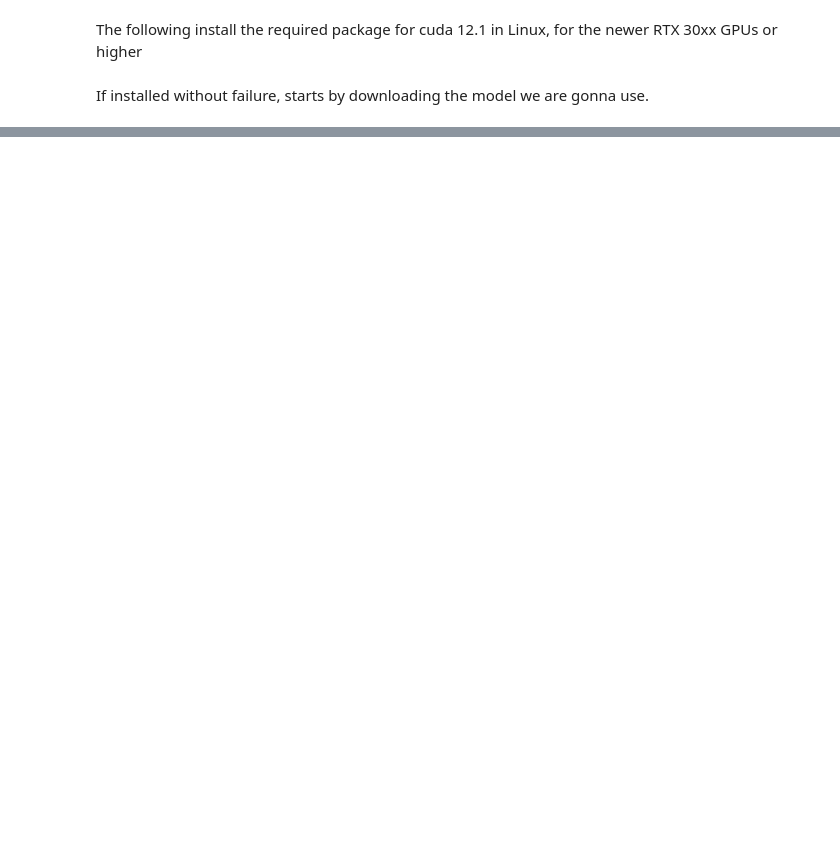
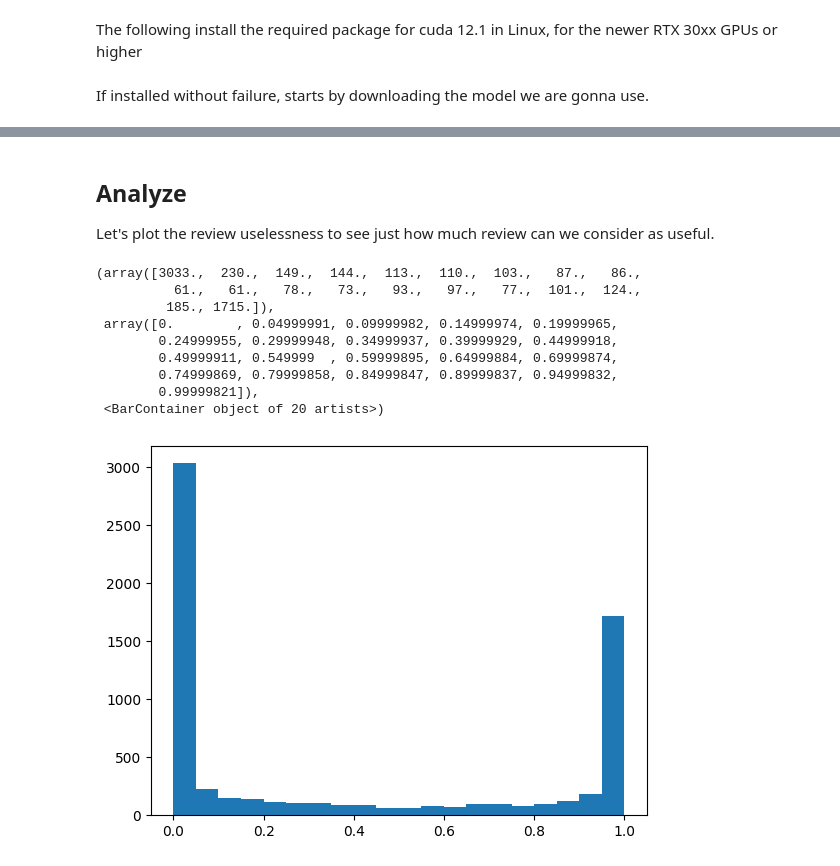
Before and after one commit to Decycle/RestaurantReviews, a Jupyter notebook: models/decoder_inference.ipynb, the cells around one changed output, grey strips where cells are left out. Saved outputs shown, nothing was run; the diff lists cells and outputs as text; code cells hidden in the pictures; blank space fills up the shorter version.

```diff
--- a/models/decoder_inference.ipynb
+++ b/models/decoder_inference.ipynb
@@ -43,0 +58,2 @@ with torch.no_grad():
+# %%
+DATASET_SIZE = 960
@@ -43,0 +134,5 @@ with torch.no_grad():
+# %%
+MAX_LENGTH = 424
+BATCH_SIZE = 32
+
+num_batch = DATASET_SIZE // BATCH_SIZE
@@ -43,0 +141,21 @@ with torch.no_grad():
+# %%
+batched_input_ids = {}
+batched_attention_masks = {}
+
+for category in categories:
+    tokens = tokenizer(
+        dataset[category],
+        return_tensors="pt",
+        padding='max_length',
+        truncation=True,
+        max_length=MAX_LENGTH
+    )
+
+    input_ids = tokens.input_ids.to(model.device)
+    attention_mask = tokens.attention_mask.to(model.device)
+
+    input_ids = input_ids.reshape(-1, BATCH_SIZE, MAX_LENGTH)
+    attention_mask = attention_mask.reshape(-1, BATCH_SIZE, MAX_LENGTH)
+
+    batched_input_ids[category] = input_ids
+    batched_attention_masks[category] = attention_mask
@@ -43,0 +227,19 @@ with torch.no_grad():
+# %% [markdown]
+## Analyze
+
+Let's plot the review uselessness to see just how much review can we consider as useful.
+# %%
+usefulness = review_usefulness[:, ].flatten().cpu().numpy()
+
+plt.hist(usefulness, bins=20)
+# %% [output]
+(array([3033.,  230.,  149.,  144.,  113.,  110.,  103.,   87.,   86.,
+          61.,   61.,   78.,   73.,   93.,   97.,   77.,  101.,  124.,
+         185., 1715.]),
+ array([0.        , 0.04999991, 0.09999982, 0.14999974, 0.19999965,
+        0.24999955, 0.29999948, 0.34999937, 0.39999929, 0.44999918,
+        0.49999911, 0.549999  , 0.59999895, 0.64999884, 0.69999874,
+        0.74999869, 0.79999858, 0.84999847, 0.89999837, 0.94999832,
+        0.99999821]),
+ <BarContainer object of 20 artists>)
+[figure, added]
```
Also changed, not shown: parts of 22 cells of this notebook.
